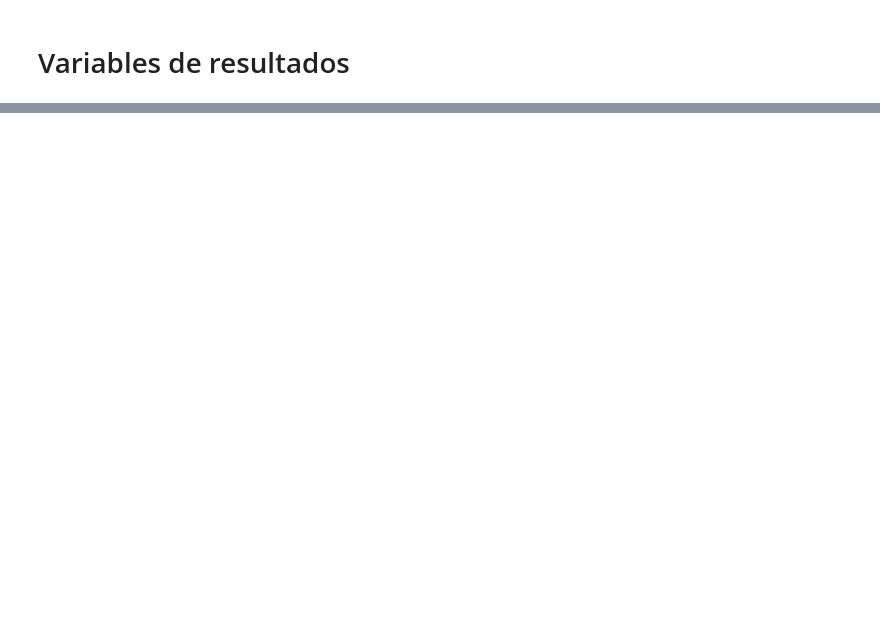
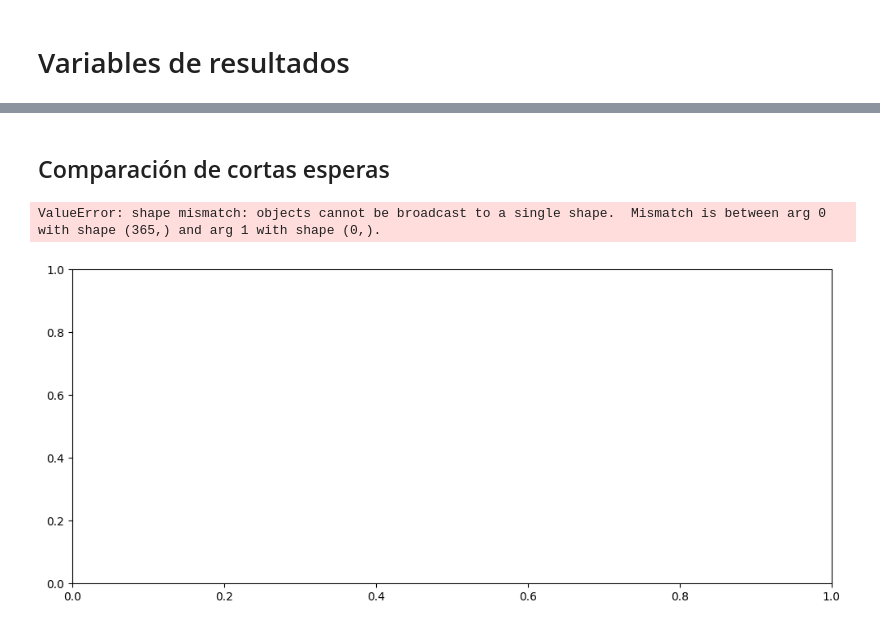
Before and after one commit to jairosdc/queue-staffing-optimization, a Jupyter notebook: Analisis_de_dataset.ipynb, the cells around one changed output, grey strips where cells are left out. Cells and saved outputs as stored; diff of their text form; code cells hidden in the pictures; blank space fills up the shorter version.

```diff
--- a/Analisis_de_dataset.ipynb
+++ b/Analisis_de_dataset.ipynb
@@ -199,0 +674,48 @@ metricas_csv
+# %% [markdown]
+## Comparación de cortas esperas
+# %%
+n_dias = 365  # Un año completo
+equipo_a_probar = config_asesores_8_mixtos_1
+resultados_por_dia = []
+total_personas_espera_corta5 = 0 # Cantidad de personas que esperan menos de 5 minutos
+total_personas_espera_corta10 = 0 # Cantidad de personas que esperan menos de 10 minutos
+total_personas_atendidas = 0
+
+for i in range(n_dias):
+    # Generamos un día de trabajo
+    llegadas = generacion_llegadas(15, pesos_dia)
+    esperas = simulacion_atencion(equipo_a_probar, llegadas)
+
+    if esperas:
+        # Convertimos todas las esperas del día a minutos
+        esperas_minutos = [e * 60 for e in esperas]
+
+        gente_hoy_espera_menos_5 = sum(1 for m in esperas_minutos if m < 5)
+        gente_hoy_espera_menos_10 = sum(1 for m in esperas_minutos if m < 10)
+
+        # C. Acumulamos totales
+        total_personas_espera_corta5 += gente_hoy_espera_menos_5
+        total_personas_espera_corta10 += gente_hoy_espera_menos_10
+        total_personas_atendidas += len(llegadas)
+    else:
+        resultados_por_dia.append(0)
+
+plt.figure(figsize=(12, 5))
+plt.bar(range(1, n_dias + 1), resultados_por_dia, color='green', alpha=0.5)
+plt.axhline(y=5, color='black', linestyle='--', label='Límite Crítico (5 min)')
+plt.axhline(y=10, color='black', linestyle='--', label='Límite Crítico (10 min)')
+plt.title(f"Estrés Diario durante {n_dias} días (4 senior / 4 junior)")
+plt.xlabel("Día del año")
+plt.ylabel("Minutos de espera")
+plt.legend()
+plt.show()
+
+# 3. Resultados exactos
+print(f"--- ANÁLISIS ANUAL ---")
+print(f"Total de personas atendidas al año: {total_personas_atendidas}")
+print(f"Total de personas que esperaron menos de 5 min: {total_personas_espera_corta5}")
+print(f"Total de personas que esperaron menos de 10 min: {total_personas_espera_corta10}")
+print(f"Porcentaje de satisfacción: {(total_personas_espera_corta5 / total_personas_atendidas) * 100:.2f}%")
+# %% [output]
+ValueError: shape mismatch: objects cannot be broadcast to a single shape.  Mismatch is between arg 0 with shape (365,) and arg 1 with shape (0,).
+[figure, added]
```
Also changed, not shown: parts of 28 cells of this notebook.
